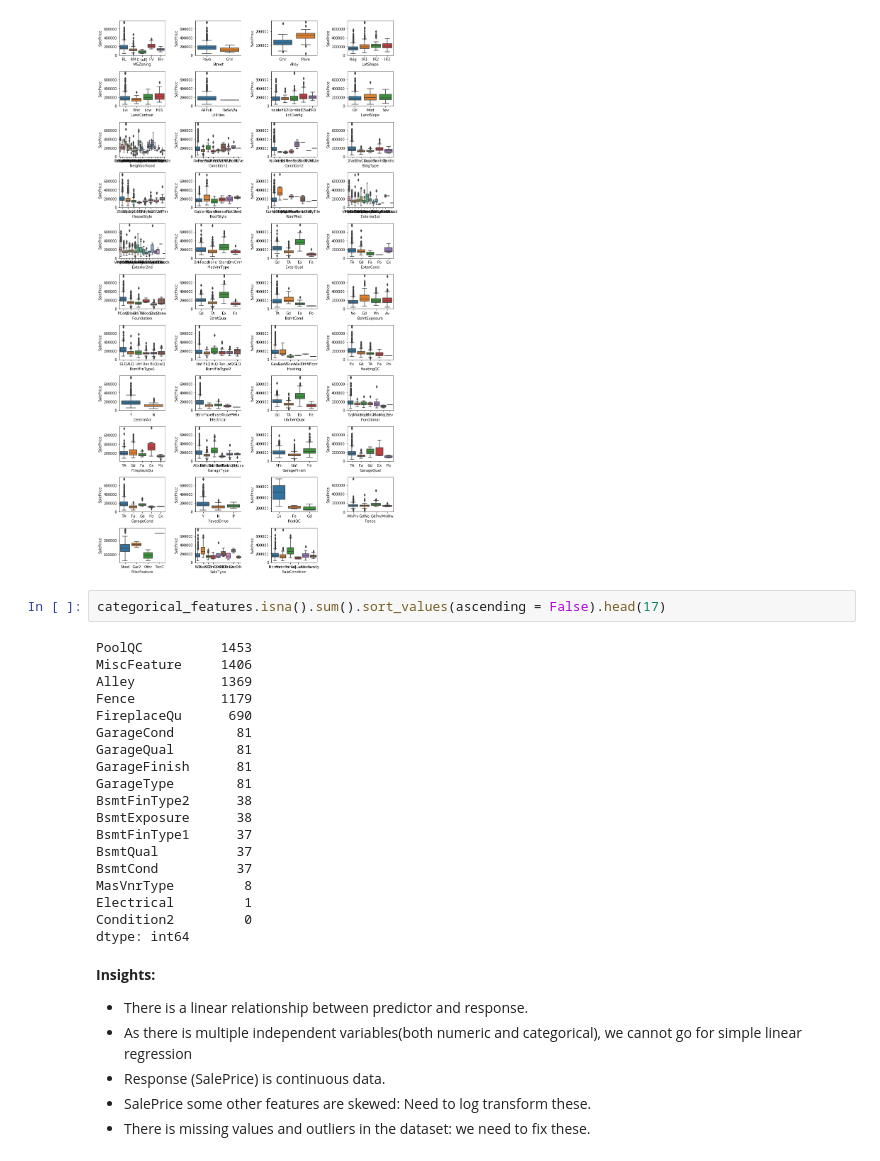
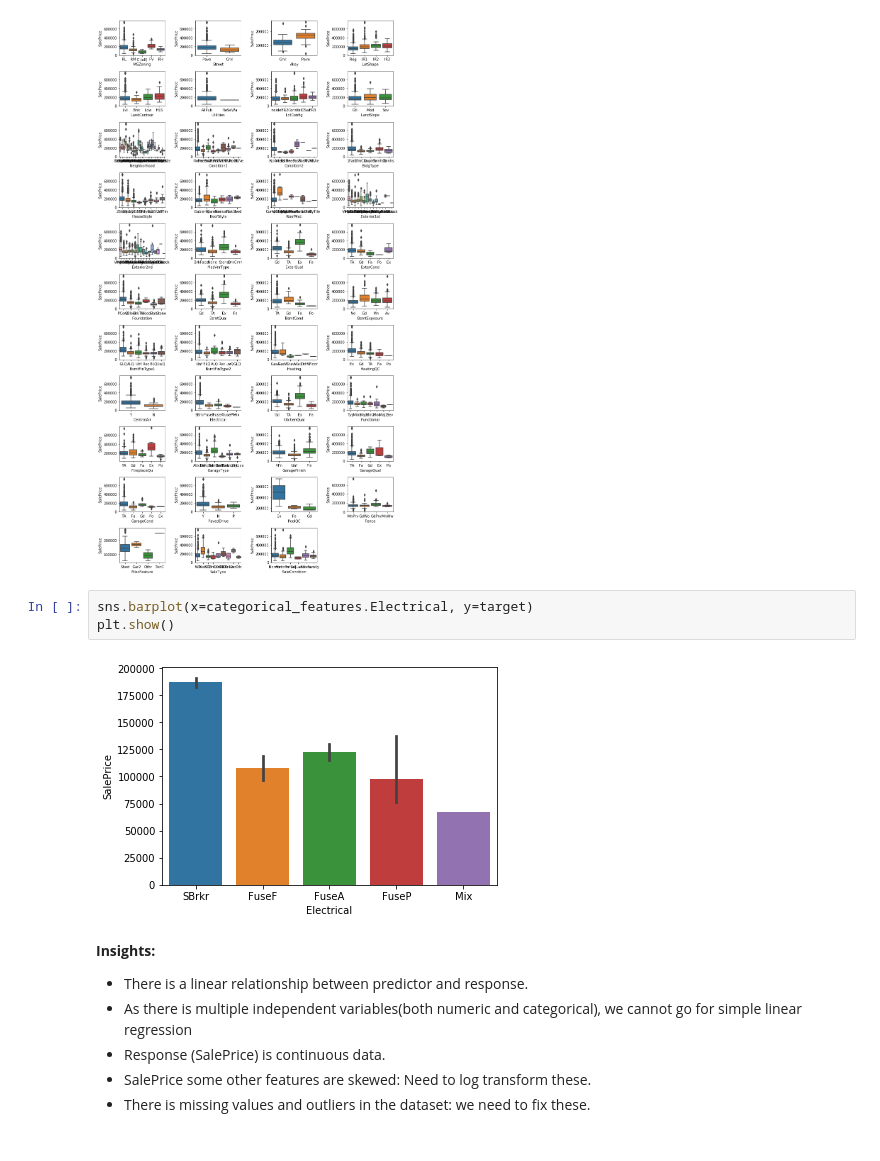
Before and after one commit to emuhsina/house_price_prediction, a Jupyter notebook: notebook.ipynb, the cells around one changed output. Drawn from its saved outputs; the diff is of its cells as text.

```diff
--- a/notebook.ipynb
+++ b/notebook.ipynb
@@ -186,27 +186,11 @@ plt.tight_layout()
 plt.show()
 # %% [output]
 [figure]
-# %%
-categorical_features.isna().sum().sort_values(ascending = False).head(17)
-# %% [output]
-PoolQC          1453
-MiscFeature     1406
-Alley           1369
-Fence           1179
-FireplaceQu      690
-GarageCond        81
-GarageQual        81
-GarageFinish      81
-GarageType        81
-BsmtFinType2      38
-BsmtExposure      38
-BsmtFinType1      37
-BsmtQual          37
-BsmtCond          37
-MasVnrType         8
-Electrical         1
-Condition2         0
-dtype: int64
+# %%
+sns.barplot(x=categorical_features.Electrical, y=target)
+plt.show()
+# %% [output]
+[figure, added]
 # %% [markdown]
 **Insights:**
 * There is a linear relationship between predictor and response.
```
Also changed, not shown: parts of 40 cells of this notebook.
